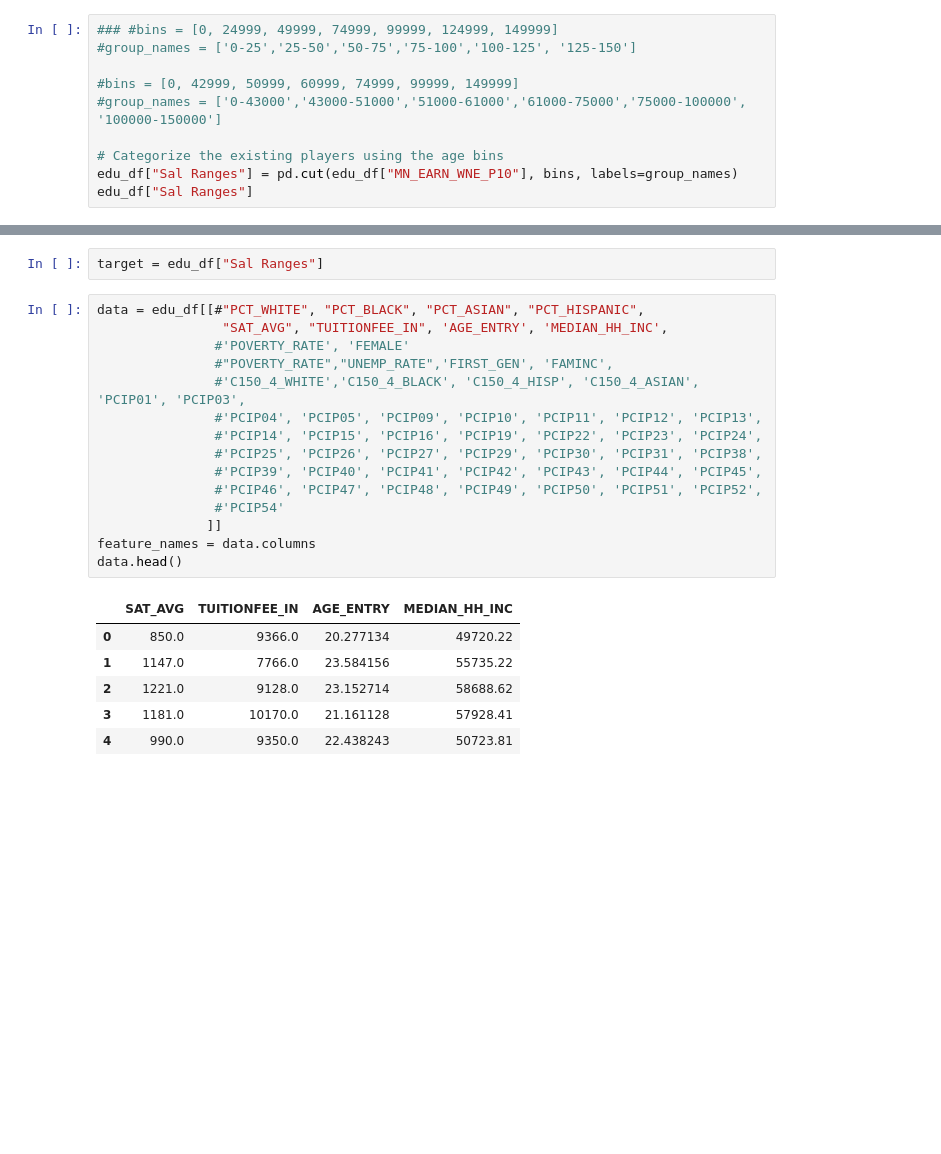
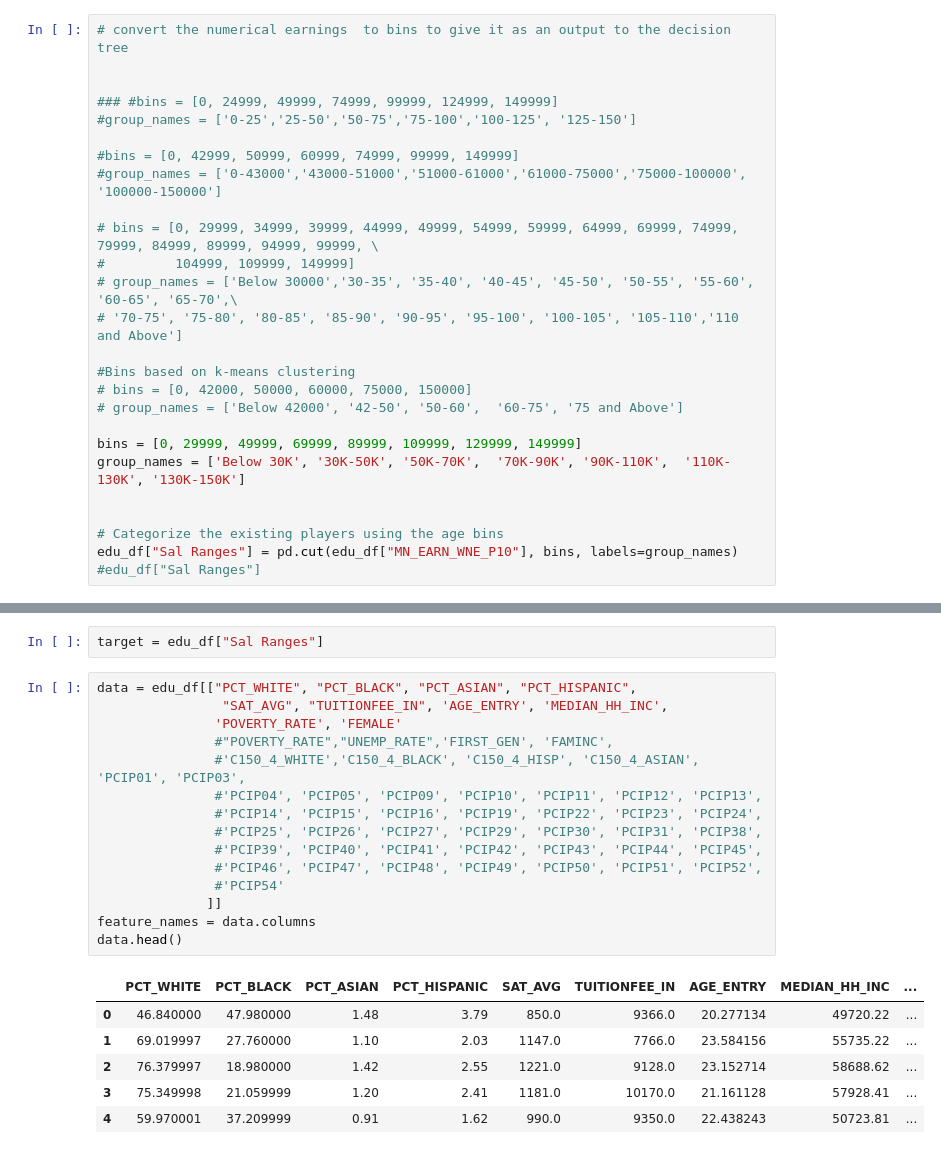
Before and after one commit to AlfaiAbdul/education-matters, a Jupyter notebook: tree_test.ipynb, the cells around one changed output, grey strips where cells are left out. Drawn from its saved outputs; the diff is of its cells as text; blank space fills up the shorter version.

Commit message:
updated the decision tree and random forest classification

```diff
--- a/tree_test.ipynb
+++ b/tree_test.ipynb
@@ -101,10 +62,26 @@ Length: 71, dtype: object
 # %%
+# convert the numerical earnings  to bins to give it as an output to the decision tree
+
+
 ### #bins = [0, 24999, 49999, 74999, 99999, 124999, 149999]
 #group_names = ['0-25','25-50','50-75','75-100','100-125', '125-150']
 
 #bins = [0, 42999, 50999, 60999, 74999, 99999, 149999]
 #group_names = ['0-43000','43000-51000','51000-61000','61000-75000','75000-100000', '100000-150000']
 
+# bins = [0, 29999, 34999, 39999, 44999, 49999, 54999, 59999, 64999, 69999, 74999, 79999, 84999, 89999, 94999, 99999, \
+#         104999, 109999, 149999]
+# group_names = ['Below 30000','30-35', '35-40', '40-45', '45-50', '50-55', '55-60', '60-65', '65-70',\
+# '70-75', '75-80', '80-85', '85-90', '90-95', '95-100', '100-105', '105-110','110 and Above']
+
+#Bins based on k-means clustering
+# bins = [0, 42000, 50000, 60000, 75000, 150000]
+# group_names = ['Below 42000', '42-50', '50-60',  '60-75', '75 and Above']
+
+bins = [0, 29999, 49999, 69999, 89999, 109999, 129999, 149999]
+group_names = ['Below 30K', '30K-50K', '50K-70K',  '70K-90K', '90K-110K',  '110K-130K', '130K-150K']
+
+
 # Categorize the existing players using the age bins
 edu_df["Sal Ranges"] = pd.cut(edu_df["MN_EARN_WNE_P10"], bins, labels=group_names)
-edu_df["Sal Ranges"]
+#edu_df["Sal Ranges"]
@@ -129,24 +99,24 @@ Categories (6, object): [0-43000 < 43000-51000 < 51000-61000 < 61000-75000 < 750
 # %%
 target = edu_df["Sal Ranges"]
 # %%
-data = edu_df[[#"PCT_WHITE", "PCT_BLACK", "PCT_ASIAN", "PCT_HISPANIC",
+data = edu_df[["PCT_WHITE", "PCT_BLACK", "PCT_ASIAN", "PCT_HISPANIC",
                 "SAT_AVG", "TUITIONFEE_IN", 'AGE_ENTRY', 'MEDIAN_HH_INC',
-               #'POVERTY_RATE', 'FEMALE'
+               'POVERTY_RATE', 'FEMALE'
                #"POVERTY_RATE","UNEMP_RATE",'FIRST_GEN', 'FAMINC',
                #'C150_4_WHITE','C150_4_BLACK', 'C150_4_HISP', 'C150_4_ASIAN', 'PCIP01', 'PCIP03',
                #'PCIP04', 'PCIP05', 'PCIP09', 'PCIP10', 'PCIP11', 'PCIP12', 'PCIP13',
                #'PCIP14', 'PCIP15', 'PCIP16', 'PCIP19', 'PCIP22', 'PCIP23', 'PCIP24',
                #'PCIP25', 'PCIP26', 'PCIP27', 'PCIP29', 'PCIP30', 'PCIP31', 'PCIP38',
                #'PCIP39', 'PCIP40', 'PCIP41', 'PCIP42', 'PCIP43', 'PCIP44', 'PCIP45',
                #'PCIP46', 'PCIP47', 'PCIP48', 'PCIP49', 'PCIP50', 'PCIP51', 'PCIP52',
                #'PCIP54'
               ]]
 feature_names = data.columns
 data.head()
 # %% [output]
-|  | SAT_AVG | TUITIONFEE_IN | AGE_ENTRY | MEDIAN_HH_INC |
-| 0 | 850.0 | 9366.0 | 20.277134 | 49720.22 |
-| 1 | 1147.0 | 7766.0 | 23.584156 | 55735.22 |
-| 2 | 1221.0 | 9128.0 | 23.152714 | 58688.62 |
-| 3 | 1181.0 | 10170.0 | 21.161128 | 57928.41 |
-| 4 | 990.0 | 9350.0 | 22.438243 | 50723.81 |
+|  | PCT_WHITE | PCT_BLACK | PCT_ASIAN | PCT_HISPANIC | SAT_AVG | TUITIONFEE_IN | AGE_ENTRY | MEDIAN_HH_INC | ... |
+| 0 | 46.840000 | 47.980000 | 1.48 | 3.79 | 850.0 | 9366.0 | 20.277134 | 49720.22 | ... |
+| 1 | 69.019997 | 27.760000 | 1.10 | 2.03 | 1147.0 | 7766.0 | 23.584156 | 55735.22 | ... |
+| 2 | 76.379997 | 18.980000 | 1.42 | 2.55 | 1221.0 | 9128.0 | 23.152714 | 58688.62 | ... |
+| 3 | 75.349998 | 21.059999 | 1.20 | 2.41 | 1181.0 | 10170.0 | 21.161128 | 57928.41 | ... |
+| 4 | 59.970001 | 37.209999 | 0.91 | 1.62 | 990.0 | 9350.0 | 22.438243 | 50723.81 | ... |
```
Also changed, not shown: parts of 31 cells of this notebook, 2 other files.
